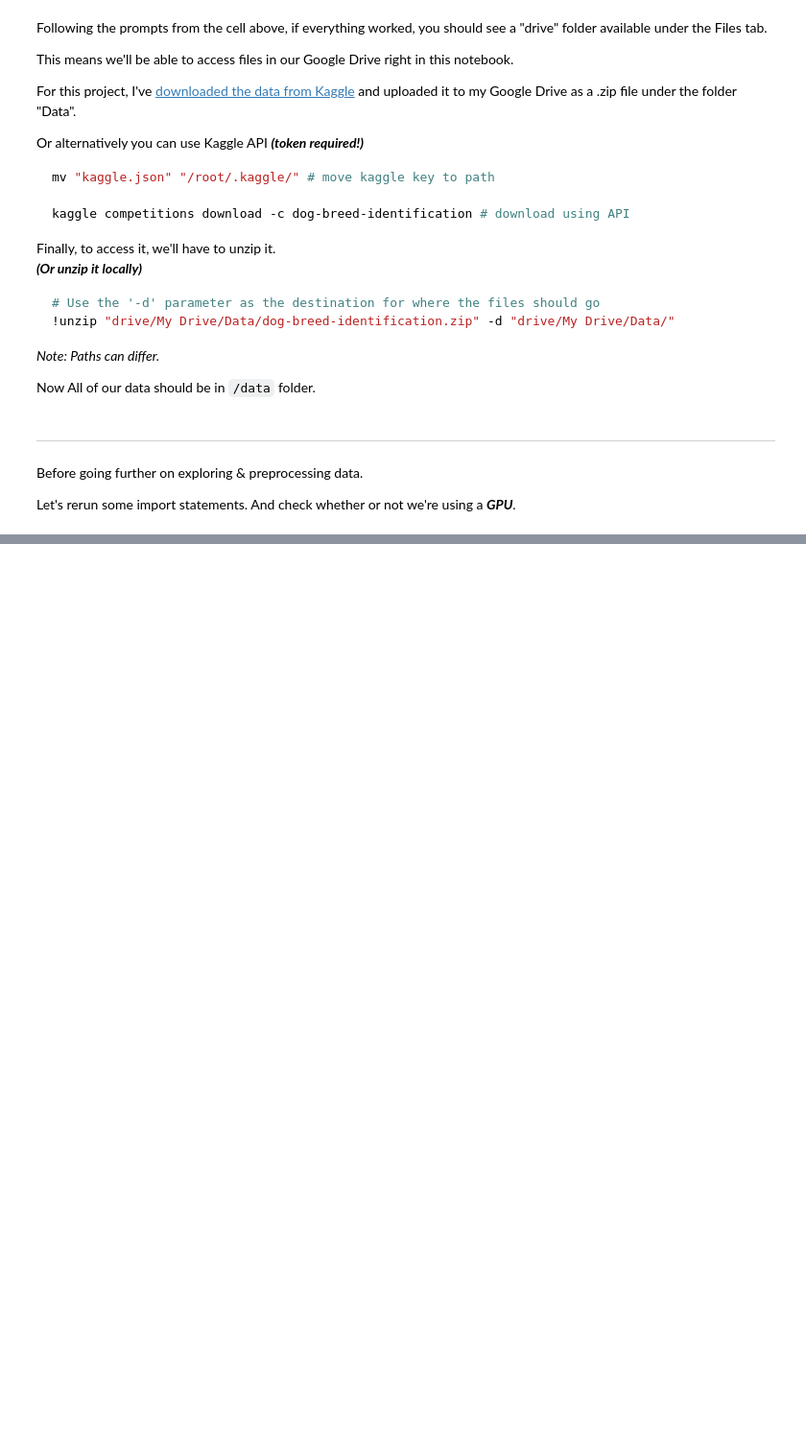
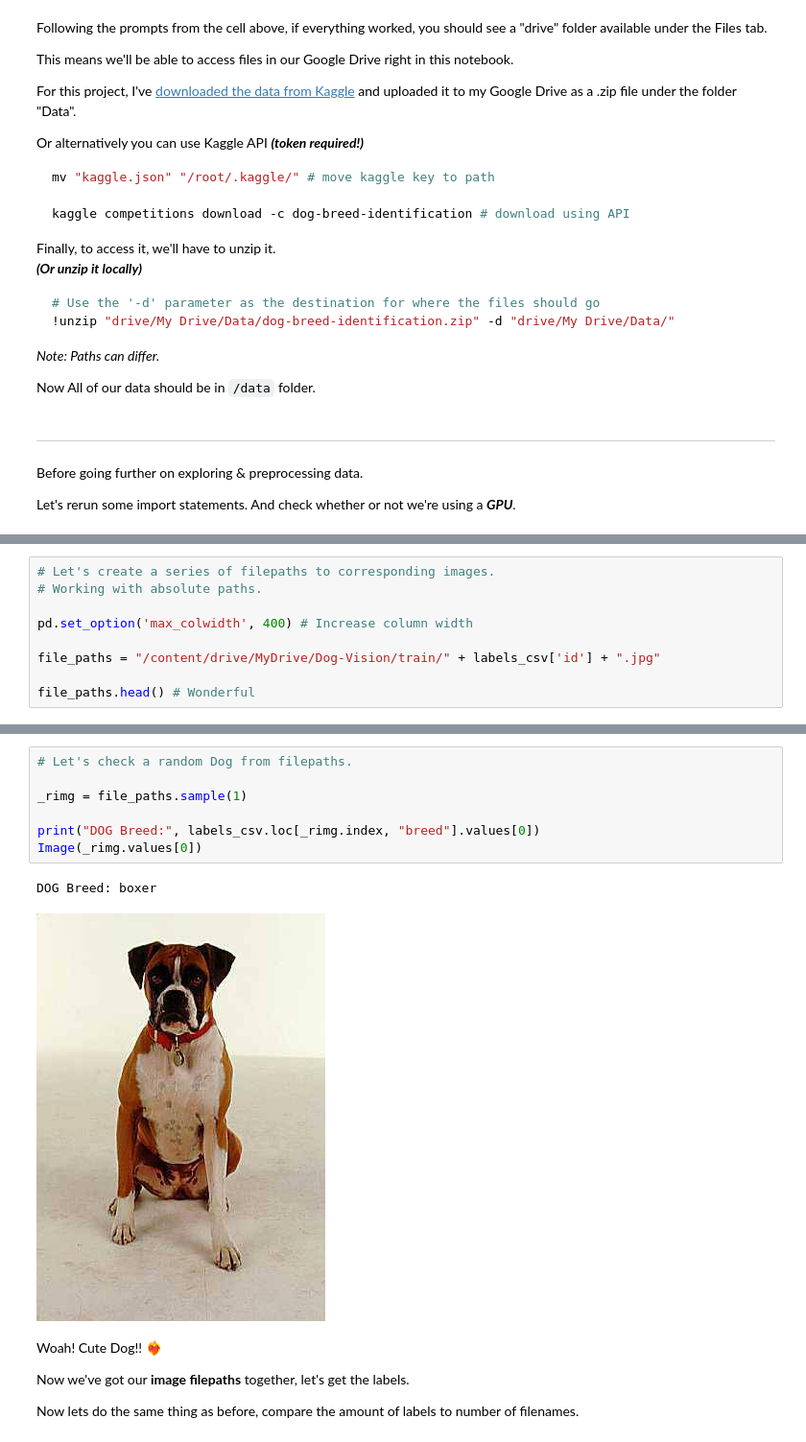
Before and after one commit to DarkDk123/Dog-Breed-Classification, a Jupyter notebook: Dog-Breed-Classification.ipynb, the cells around one changed output, grey strips where cells are left out. Shown at 96% size. Saved outputs shown, nothing was run; the diff lists cells and outputs as text; blank space fills up the shorter version.

```diff
--- a/Dog-Breed-Classification.ipynb
+++ b/Dog-Breed-Classification.ipynb
@@ -129,0 +224,9 @@ GPU available (Oh Yeahhh!!!!)
+# %%
+# Let's create a series of filepaths to corresponding images.
+# Working with absolute paths.
+
+pd.set_option('max_colwidth', 400) # Increase column width
+
+file_paths = "/content/drive/MyDrive/Dog-Vision/train/" + labels_csv['id'] + ".jpg"
+
+file_paths.head() # Wonderful
@@ -129,0 +257,16 @@ GPU available (Oh Yeahhh!!!!)
+# %%
+# Let's check a random Dog from filepaths.
+
+_rimg = file_paths.sample(1)
+
+print("DOG Breed:", labels_csv.loc[_rimg.index, "breed"].values[0])
+Image(_rimg.values[0])
+# %% [output]
+DOG Breed: boxer
+[figure, added]
+# %% [markdown]
+Woah! Cute Dog!! ❤️‍🔥
+
+Now we've got our **image filepaths** together, let's get the labels.
+
+Now lets do the same thing as before, compare the amount of labels to number of filenames.
```
Also changed, not shown: parts of 24 cells of this notebook.
